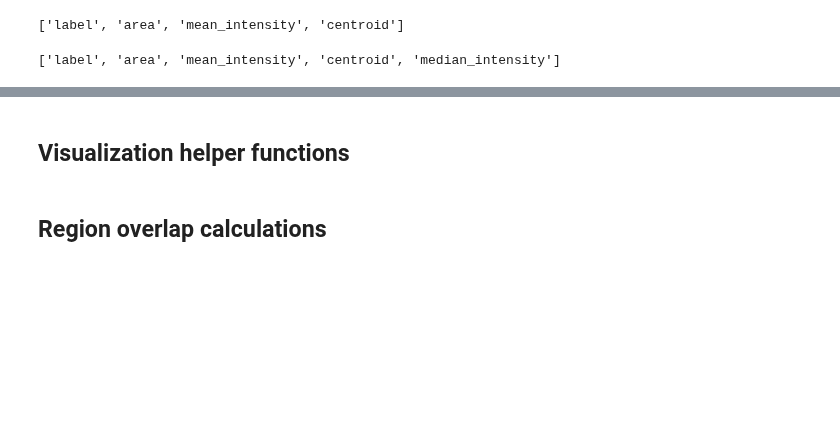
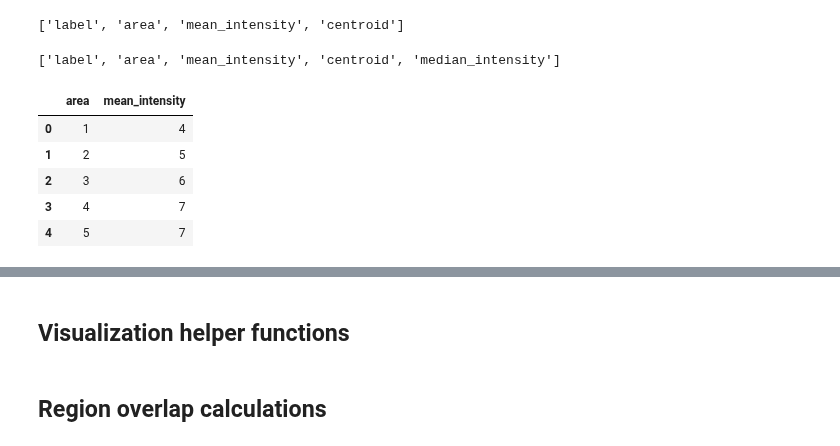
Before and after one commit to morriso1/clonedetective, a Jupyter notebook: 00_utils.ipynb, the cells around one changed output, grey strips where cells are left out. Drawn from its saved outputs; the diff is of its cells as text; code cells hidden in the pictures; blank space fills up the shorter version.

```diff
--- a/00_utils.ipynb
+++ b/00_utils.ipynb
@@ -294,2 +305,14 @@ def add_scale_regionprops_table_area_measurements(df, pixel_size):
     df_with_um2 = (df.filter(regex=r"area") * (pixel_size ** 2)).add_suffix("_um2")
     return pd.concat([df, df_with_um2], axis=1)
+# %%
+df = pd.DataFrame(
+    {"area": np.array([1, 2, 3, 4, 5]), "mean_intensity": np.array([4, 5, 6, 7, 7])}
+)
+df
+# %% [output]
+|  | area | mean_intensity |
+| 0 | 1 | 4 |
+| 1 | 2 | 5 |
+| 2 | 3 | 6 |
+| 3 | 4 | 7 |
+| 4 | 5 | 7 |
```
Also changed, not shown: parts of 4 cells of this notebook, 4 other files.
